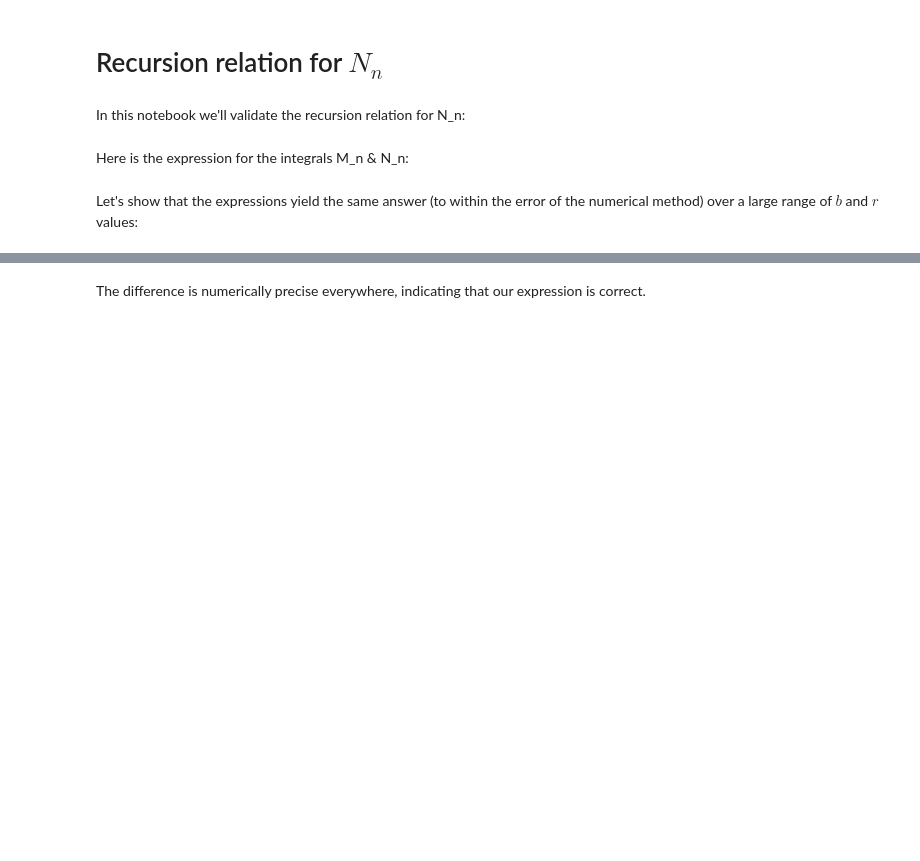
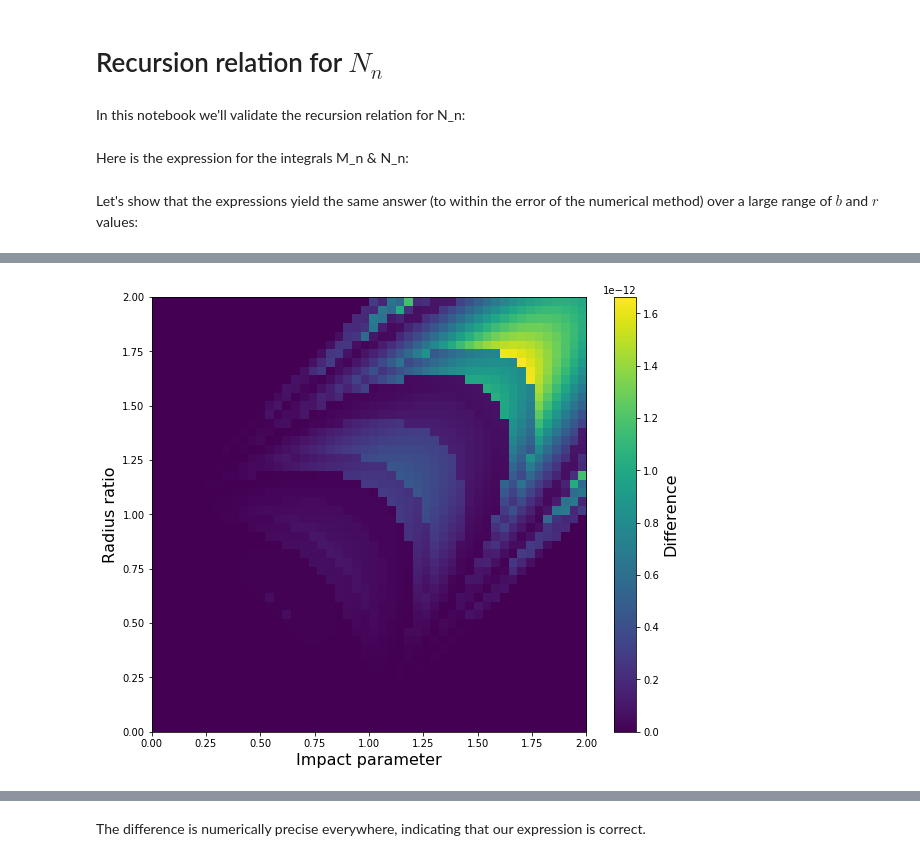
Before and after one commit to rodluger/Limbdark.jl, a Jupyter notebook: proofs/Nn_recursion.ipynb, the cells around one changed output, grey strips where cells are left out. Drawn from its saved outputs; the diff is of its cells as text; code cells hidden in the pictures; blank space fills up the shorter version.

```diff
--- a/proofs/Nn_recursion.ipynb
+++ b/proofs/Nn_recursion.ipynb
@@ -72,0 +74,4 @@ NameError: name 'M_n' is not defined
+# %%
+plot(5)
+# %% [output]
+[figure, added]
```
Also changed, not shown: parts of 4 cells of this notebook.
